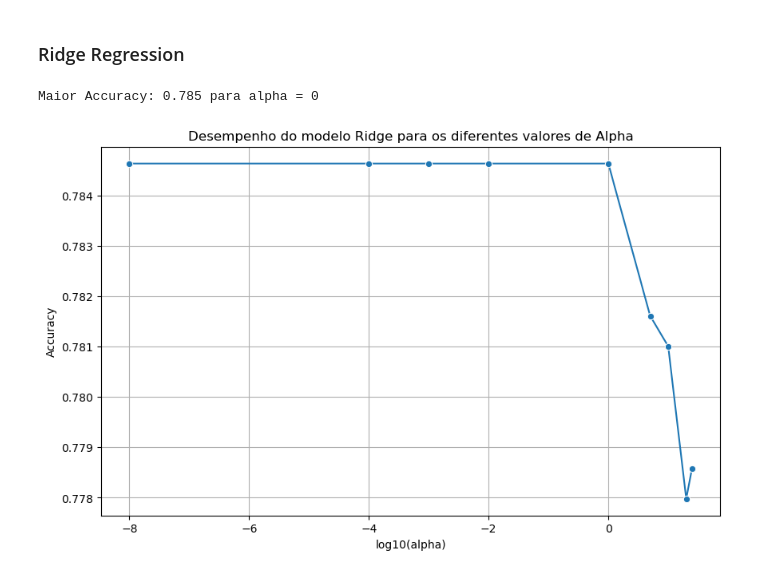
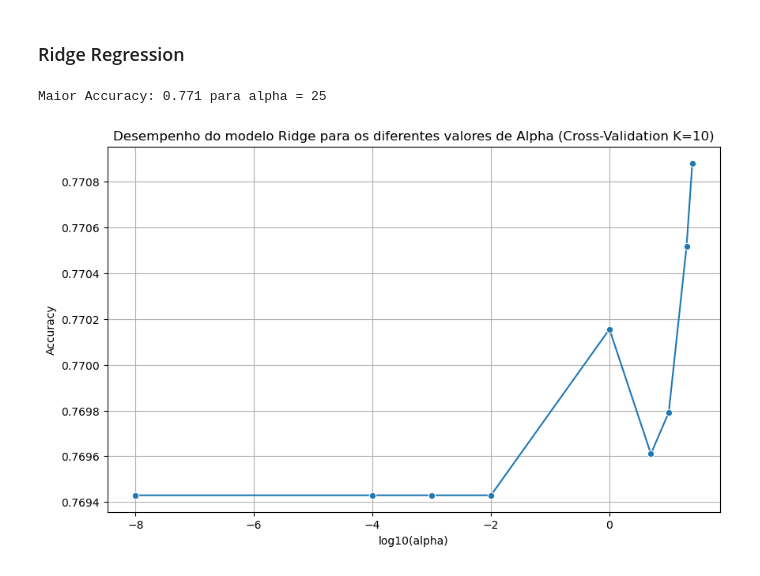
Before and after one commit to pedrocc03/APRAU_24_25_G23, a Jupyter notebook: Trabalho.ipynb, the cells around one changed output. Saved outputs shown, nothing was run; the diff lists cells and outputs as text; code cells hidden in the pictures.

Commit message:
Método de regularização - Ridge (finalizado)

```diff
--- a/Trabalho.ipynb
+++ b/Trabalho.ipynb
@@ -1196,42 +1209,43 @@ Average QDA Classification Report:
 ### Ridge Regression
 # %%
 from sklearn.linear_model import RidgeClassifier
-from sklearn.metrics import accuracy_score
+from sklearn.model_selection import cross_val_score, KFold
 
 # Definir valores de alpha a testar
 alpha_ridge = [0, 1e-8, 1e-4, 1e-3, 1e-2, 1, 5, 10, 20, 25]
 
 # Lista para armazenar os resultados da acurácia
 accuracy_values = []
 
+# Inicializar K-Fold Cross Validation com k=10
+kf = KFold(n_splits=10, shuffle=True, random_state=42)
+
 for alpha in alpha_ridge:
     # Inicializa o modelo RidgeClassifier com o valor de alpha atual
     ridge_model = RidgeClassifier(alpha=alpha)
 
-    # Treino do modelo com os dados de treinamento
-    ridge_model.fit(Xstd_train, y_train)
+    # Aplicar cross-validation e calcular a média da acurácia
+    accuracies = cross_val_score(ridge_model, Xstd, y, cv=kf, scoring='accuracy')
+    accuracy_mean = np.mean(accuracies)
 
-    # Previsões nos dados de teste
-    ridge_predictions = ridge_model.predict(Xstd_test)
-
-    # Calculo da acurácia
-    accuracy = accuracy_score(y_test, ridge_predictions)
-    accuracy_values.append(accuracy)
+    # Armazenar a média de acurácia
+    accuracy_values.append(accuracy_mean)
 
 # Encontrar a maior acurácia e o índice correspondente
 max_accuracy = max(accuracy_values)
 max_accuracy_index = accuracy_values.index(max_accuracy)
 best_alpha = alpha_ridge[max_accuracy_index]
 print(f"Maior Accuracy: {max_accuracy:.3f} para alpha = {best_alpha}")
 
+# Plotar o desempenho do modelo para diferentes valores de alpha
 plt.figure(figsize=(10, 6))
-sns.lineplot(x=np.log10(alpha_ridge), y=accuracy_values, marker='o', palette="bridge")
-plt.title('Desempenho do modelo Ridge para os diferentes valores de Alpha')
+sns.lineplot(x=np.log10(alpha_ridge), y=accuracy_values, marker='o', palette="dark")
+plt.title('Desempenho do modelo Ridge para os diferentes valores de Alpha (Cross-Validation K=10)')
 plt.xlabel('log10(alpha)')
 plt.ylabel('Accuracy')
 plt.grid(True)
 plt.show()
 # %% [output]
-Maior Accuracy: 0.785 para alpha = 0
+Maior Accuracy: 0.771 para alpha = 25
-[figure, old version]
+[figure, new version]
 # %%
```
Also changed, not shown: parts of 11 cells of this notebook.
